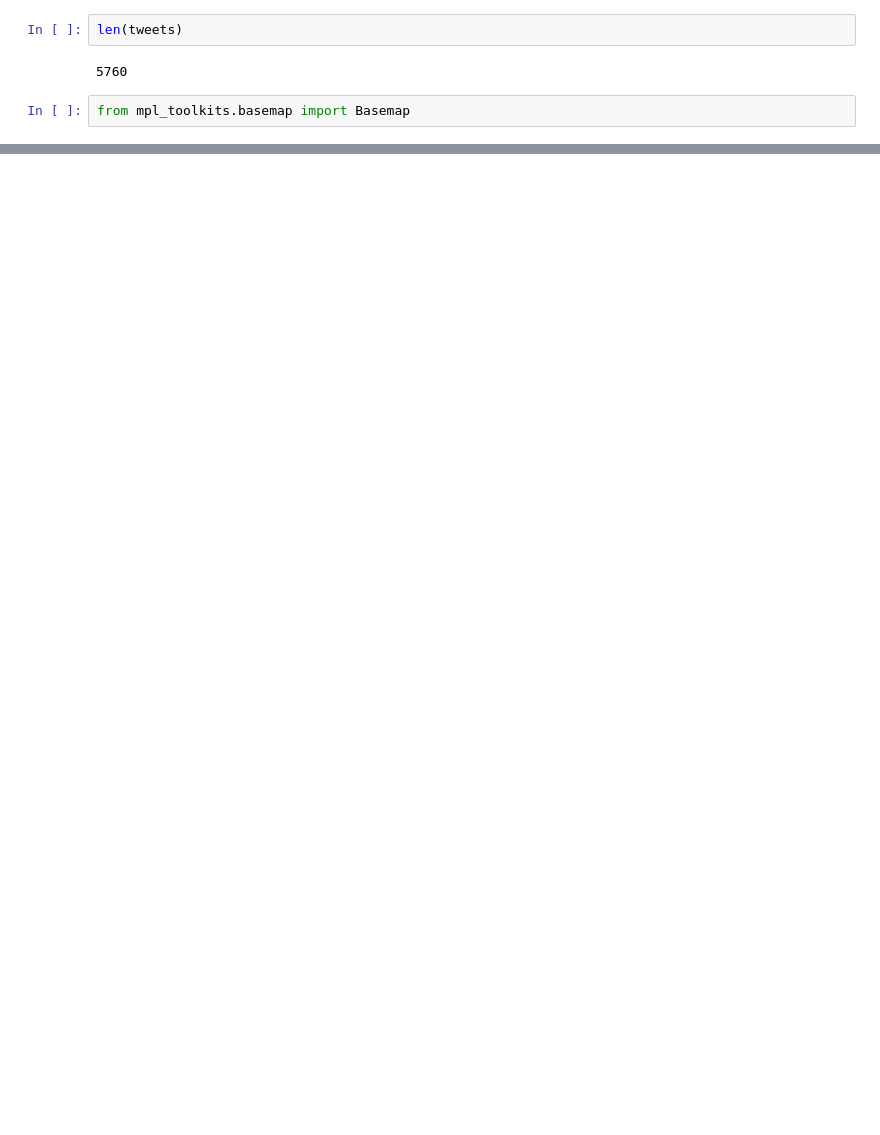
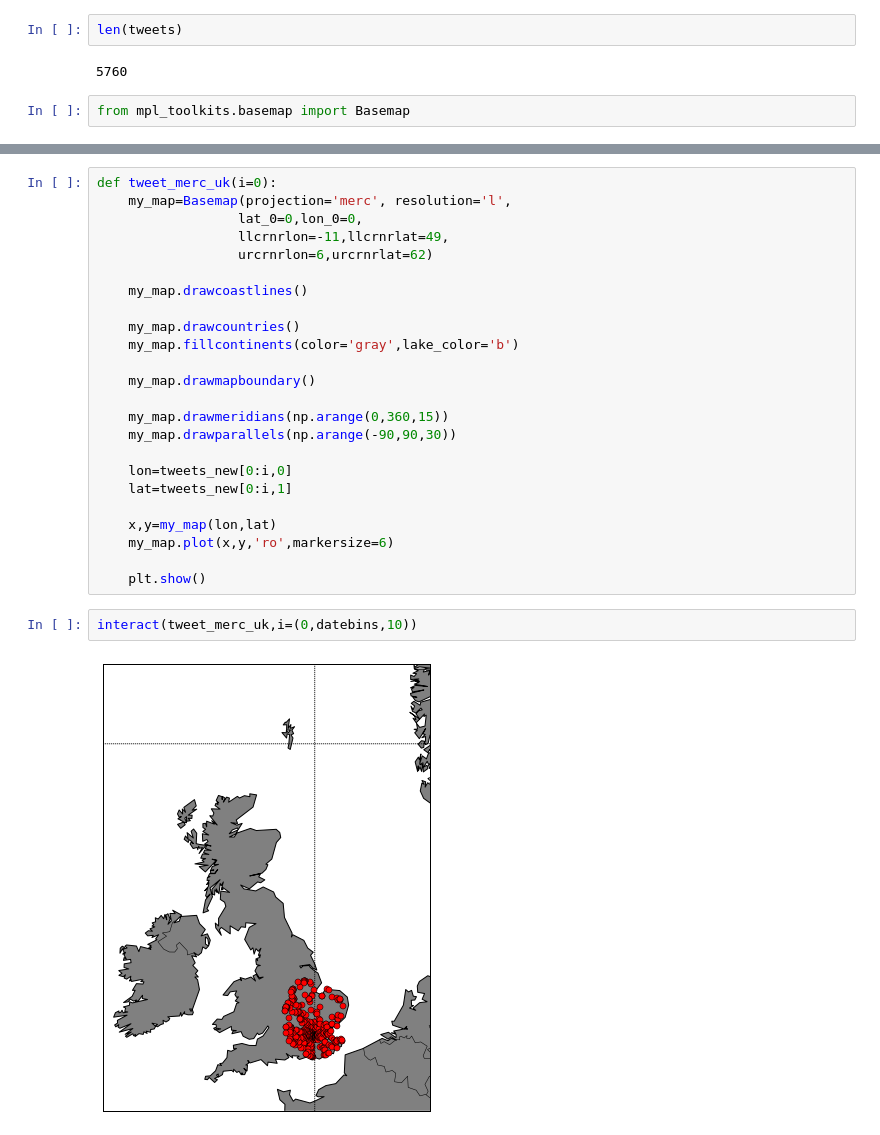
Before and after one commit to Chris35Wills/twitter_data_visualisation, a Jupyter notebook: src/tweets-flatmap.ipynb, the cells around one changed output, grey strips where cells are left out. Drawn from its saved outputs; the diff is of its cells as text; blank space fills up the shorter version.

```diff
--- a/src/tweets-flatmap.ipynb
+++ b/src/tweets-flatmap.ipynb
@@ -66,0 +92,28 @@ tweets_lon[1]
+# %%
+def tweet_merc_uk(i=0):
+    my_map=Basemap(projection='merc', resolution='l',
+                  lat_0=0,lon_0=0,
+                  llcrnrlon=-11,llcrnrlat=49,
+                  urcrnrlon=6,urcrnrlat=62)
+
+    my_map.drawcoastlines()
+
+    my_map.drawcountries()
+    my_map.fillcontinents(color='gray',lake_color='b')
+
+    my_map.drawmapboundary()
+
+    my_map.drawmeridians(np.arange(0,360,15))
+    my_map.drawparallels(np.arange(-90,90,30))
+
+    lon=tweets_new[0:i,0]
+    lat=tweets_new[0:i,1]
+
+    x,y=my_map(lon,lat)
+    my_map.plot(x,y,'ro',markersize=6)
+
+    plt.show()
+# %%
+interact(tweet_merc_uk,i=(0,datebins,10))
+# %% [output]
+[figure, added]
```
Also changed, not shown: parts of 12 cells of this notebook, 4 other files.
